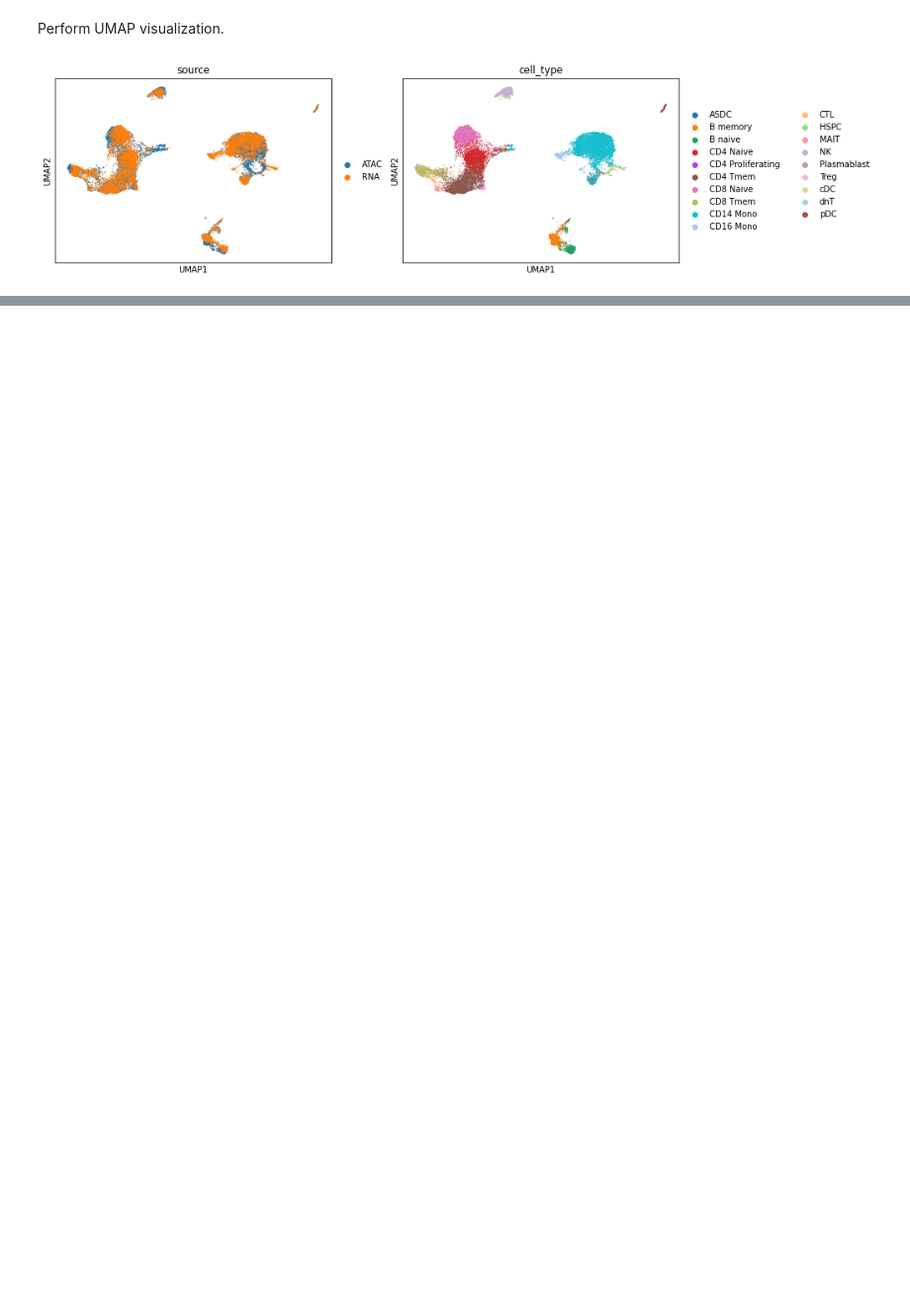
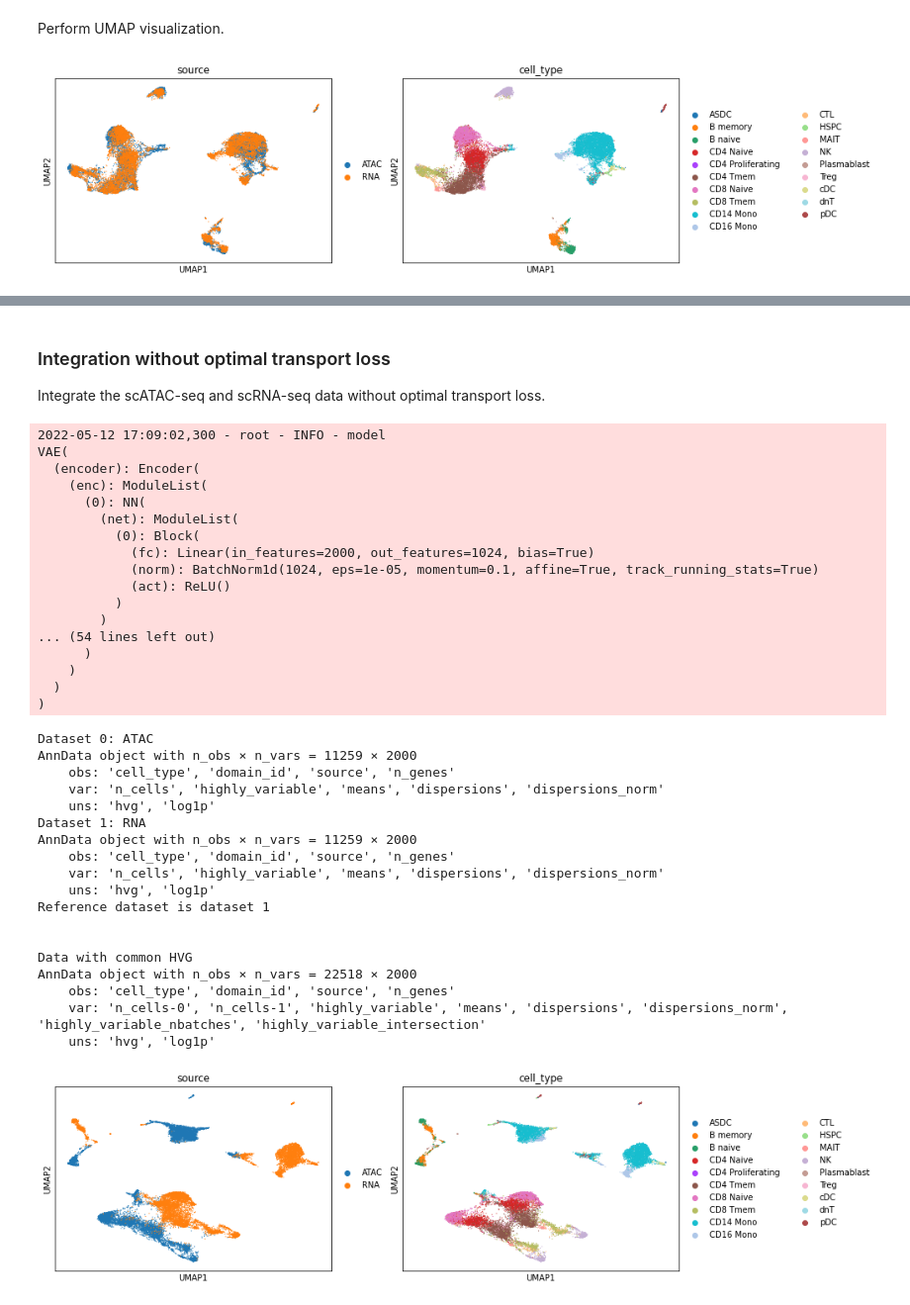
Before and after one commit to caokai1073/uniPort, a Jupyter notebook: docs/source/examples/PBMC/pbmc_integration.ipynb, the cells around one changed output, grey strips where cells are left out. Shown at 99% size. Drawn from its saved outputs; the diff is of its cells as text; code cells hidden in the pictures; blank space fills up the shorter version.

```diff
--- a/docs/source/examples/PBMC/pbmc_integration.ipynb
+++ b/docs/source/examples/PBMC/pbmc_integration.ipynb
@@ -65,0 +124,45 @@ sc.pl.umap(adata, color=['source', 'cell_type'])
+# %% [markdown]
+### Integration without optimal transport loss
+Integrate the scATAC-seq and scRNA-seq data without optimal transport loss.
+# %%
+adata = up.Run(adatas=adatas, adata_cm=adata_cm, lambda_kl=1.0, lambda_ot=0)
+sc.pp.neighbors(adata, use_rep='latent')
+sc.tl.umap(adata, min_dist=0.1)
+sc.pl.umap(adata, color=['source', 'cell_type'])
+# %% [output]
+2022-05-12 17:09:02,300 - root - INFO - model
+VAE(
+  (encoder): Encoder(
+    (enc): ModuleList(
+      (0): NN(
+        (net): ModuleList(
+          (0): Block(
+            (fc): Linear(in_features=2000, out_features=1024, bias=True)
+            (norm): BatchNorm1d(1024, eps=1e-05, momentum=0.1, affine=True, track_running_stats=True)
+            (act): ReLU()
+          )
+        )
+... (54 lines left out)
+      )
+    )
+  )
+)
+Dataset 0: ATAC
+AnnData object with n_obs × n_vars = 11259 × 2000
+    obs: 'cell_type', 'domain_id', 'source', 'n_genes'
+    var: 'n_cells', 'highly_variable', 'means', 'dispersions', 'dispersions_norm'
+    uns: 'hvg', 'log1p'
+Dataset 1: RNA
+AnnData object with n_obs × n_vars = 11259 × 2000
+    obs: 'cell_type', 'domain_id', 'source', 'n_genes'
+    var: 'n_cells', 'highly_variable', 'means', 'dispersions', 'dispersions_norm'
+    uns: 'hvg', 'log1p'
+Reference dataset is dataset 1
+
+
+Data with common HVG
+AnnData object with n_obs × n_vars = 22518 × 2000
+    obs: 'cell_type', 'domain_id', 'source', 'n_genes'
+    var: 'n_cells-0', 'n_cells-1', 'highly_variable', 'means', 'dispersions', 'dispersions_norm', 'highly_variable_nbatches', 'highly_variable_intersection'
+    uns: 'hvg', 'log1p'
+[figure, added]
```
Also changed, not shown: parts of 7 cells of this notebook.
